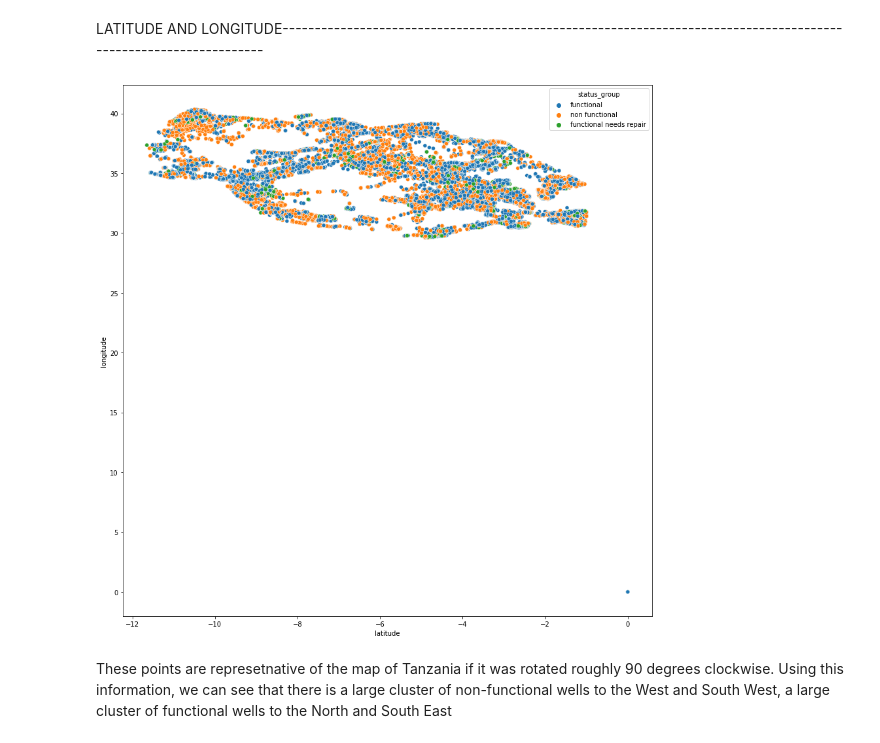
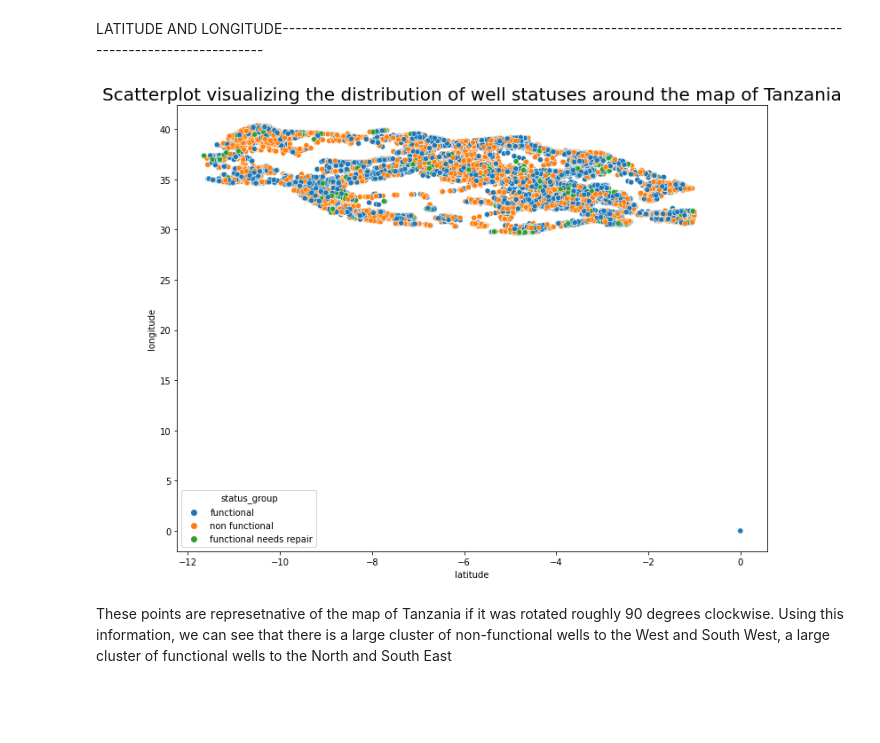
Before and after one commit to CamLadd/Tanzanian_WaterWell_Project, a Jupyter notebook: Tanzanian_Water_Well_Project.ipynb, the cells around one changed output. Saved outputs shown, nothing was run; the diff lists cells and outputs as text; code cells hidden in the pictures; blank space fills up the shorter version.

Commit message:
finished pres and added titles

```diff
--- a/Tanzanian_Water_Well_Project.ipynb
+++ b/Tanzanian_Water_Well_Project.ipynb
@@ -77,11 +77,13 @@ Index(['id', 'amount_tsh', 'date_recorded', 'funder', 'gps_height',
 # %% [markdown]
 LATITUDE AND LONGITUDE-----------------------------------------------------------------------------------------------------------------
 # %%
-fig, ax = plt.subplots(figsize=(12,12))
+fig, ax = plt.subplots(figsize=(10,8))
 sns.scatterplot(x='latitude', y='longitude', hue='status_group',data=df)
+plt.title('Scatterplot visualizing the distribution of well statuses around the map of Tanzania', fontsize = 20)
 plt.tight_layout()
+fig.savefig('./images/map.png')
 # %% [output]
-[figure, old version]
+[figure, new version]
 # %% [markdown]
 These points are represetnative of the map of Tanzania if it was rotated roughly 90 degrees clockwise. Using this information, we can see that there is a large cluster of non-functional wells to the West and South West, a large cluster of functional wells to the North and South East
 # %% [markdown]
```
Also changed, not shown: parts of 27 cells of this notebook, 28 other files.
